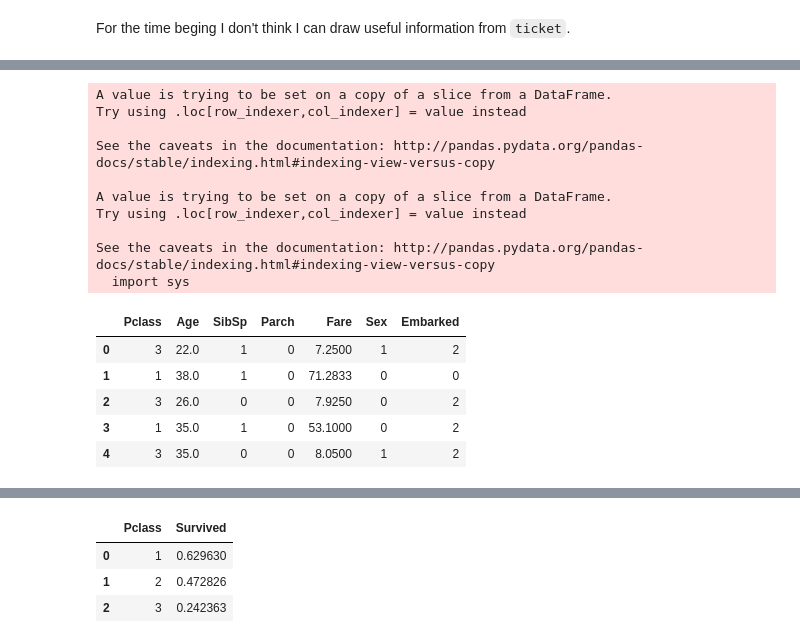
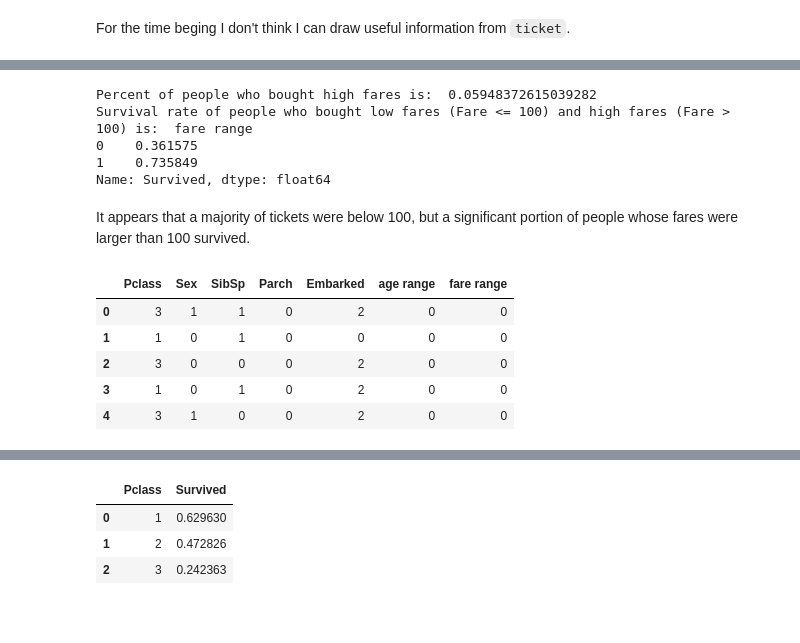
Before and after one commit to haianhle/ar-kaggle, a Jupyter notebook: titanic/titanic_notes.ipynb, the cells around one changed output, grey strips where cells are left out. Drawn from its saved outputs; the diff is of its cells as text; code cells hidden in the pictures; blank space fills up the shorter version.

```diff
--- a/titanic/titanic_notes.ipynb
+++ b/titanic/titanic_notes.ipynb
@@ -164,3 +177,7 @@ y = data_set['Survived']
+# %%
+# Label Embarked'
+data_set['Embarked'] = data_set['Embarked'].map({'C' : 0, 'Q' : 1, 'S' : 2})
+test_set['Embarked'] = test_set['Embarked'].map({'C' : 0, 'Q' : 1, 'S' : 2})
 # %% [markdown]
 ### Analyze input features
 * `PassengerId` does not carry any meaningful information and can be ignored
@@ -211,0 +273,5 @@ It appears that a large portion of passengers departed from Southampton, and a s
+# %%
+bins = np.arange(0, 90, 10)
+data_set['age range'] = pd.cut(data_set['Age'], bins)
+
+data_set.groupby('age range')['Survived'].mean().plot(kind='bar')
@@ -211,0 +281,4 @@ It appears that a large portion of passengers departed from Southampton, and a s
+# %%
+data_set['age range'] = np.where(data_set['Age'] < 15, 1, 0) # child = 1, adult = 0
+
+data_set.groupby('age range')['Survived'].mean().plot(kind='bar')
@@ -211,0 +301,3 @@ It appears that a large portion of passengers departed from Southampton, and a s
+# %%
+data_set['fare range'] = np.where(data_set['Fare'] > 100, 1, 0)
+data_set.groupby('fare range')['Survived'].mean().plot(kind='bar')
@@ -212,28 +307,28 @@ It appears that a large portion of passengers departed from Southampton, and a s
+# %%
+print('Percent of people who bought high fares is: ',
+len(data_set[data_set['Fare'] > 100])/len(data_set))
+
+print('Survival rate of people who bought low fares (Fare <= 100) and high fares (Fare > 100) is: ',
+data_set.groupby('fare range')['Survived'].mean())
+# %% [output]
+Percent of people who bought high fares is:  0.05948372615039282
+Survival rate of people who bought low fares (Fare <= 100) and high fares (Fare > 100) is:  fare range
+0    0.361575
+1    0.735849
+Name: Survived, dtype: float64
+# %% [markdown]
+It appears that a majority of tickets were below 100, but a significant portion of people whose fares were larger than 100 survived.
 # %%
 # Extract some starting features for input X
-features = ['Pclass', 'Age', 'SibSp', 'Parch', 'Fare']
+features = ['Pclass', 'Sex', 'SibSp', 'Parch', 'Embarked', 'age range', 'fare range']
 X_temp = data_set[features]
-
-# Assign values to gender and embarked
-X_temp['Sex'] = data_set['Sex'].map({'male' : 1, 'female' : 0})
-X_temp['Embarked'] = data_set['Embarked'].map({'C' : 0, 'Q' : 1, 'S' : 2})
 
 # print X
 X_temp.head()
 # %% [output]
-A value is trying to be set on a copy of a slice from a DataFrame.
-Try using .loc[row_indexer,col_indexer] = value instead
-
-See the caveats in the documentation: http://pandas.pydata.org/pandas-docs/stable/indexing.html#indexing-view-versus-copy
-
-A value is trying to be set on a copy of a slice from a DataFrame.
-Try using .loc[row_indexer,col_indexer] = value instead
-
-See the caveats in the documentation: http://pandas.pydata.org/pandas-docs/stable/indexing.html#indexing-view-versus-copy
-  import sys
-|  | Pclass | Age | SibSp | Parch | Fare | Sex | Embarked |
-| 0 | 3 | 22.0 | 1 | 0 | 7.2500 | 1 | 2 |
-| 1 | 1 | 38.0 | 1 | 0 | 71.2833 | 0 | 0 |
-| 2 | 3 | 26.0 | 0 | 0 | 7.9250 | 0 | 2 |
-| 3 | 1 | 35.0 | 1 | 0 | 53.1000 | 0 | 2 |
-| 4 | 3 | 35.0 | 0 | 0 | 8.0500 | 1 | 2 |
+|  | Pclass | Sex | SibSp | Parch | Embarked | age range | fare range |
+| 0 | 3 | 1 | 1 | 0 | 2 | 0 | 0 |
+| 1 | 1 | 0 | 1 | 0 | 0 | 0 | 0 |
+| 2 | 3 | 0 | 0 | 0 | 2 | 0 | 0 |
+| 3 | 1 | 0 | 1 | 0 | 2 | 0 | 0 |
+| 4 | 3 | 1 | 0 | 0 | 2 | 0 | 0 |
```
Also changed, not shown: parts of 36 cells of this notebook.
